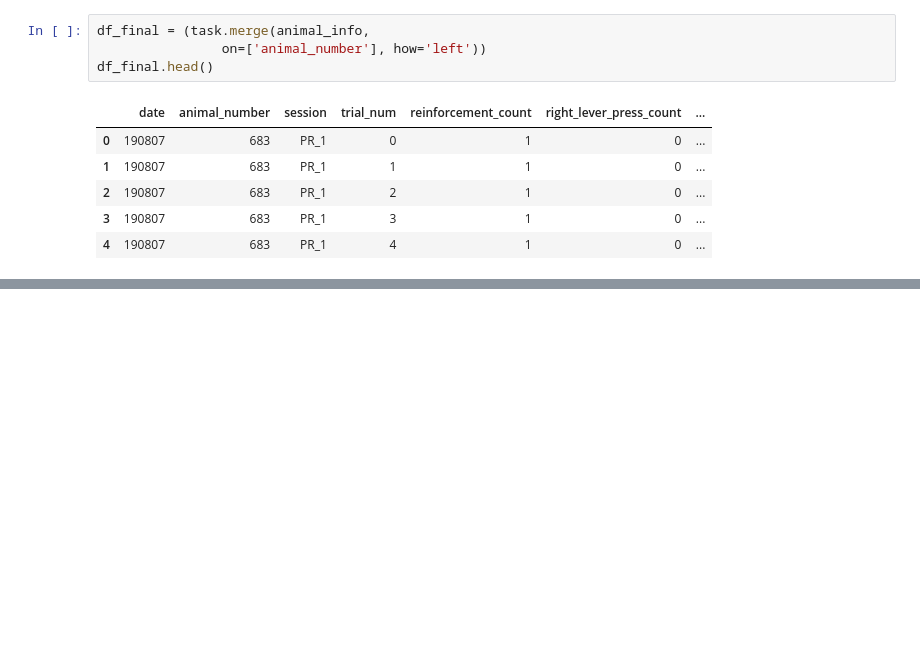
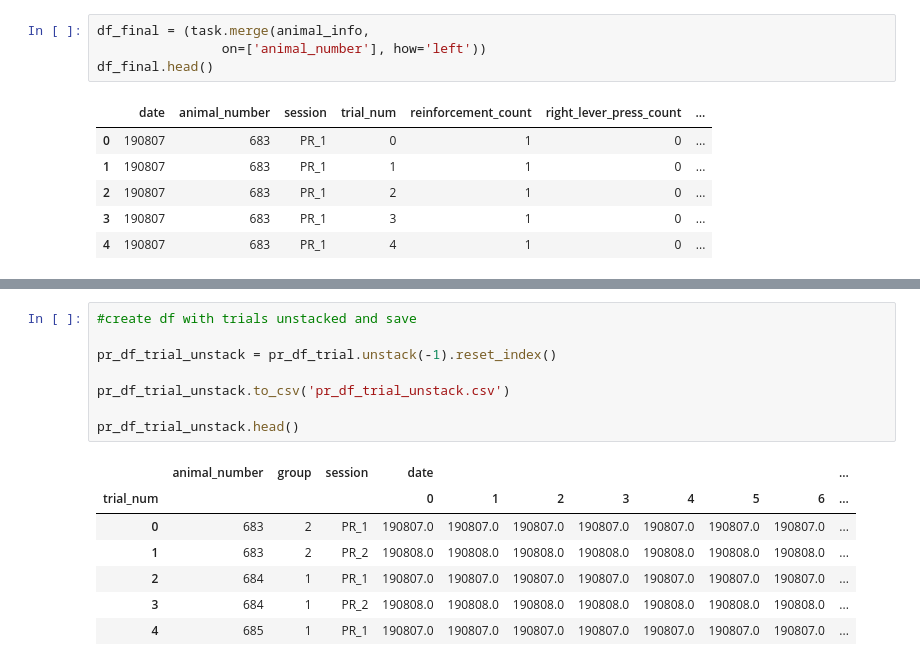
Before and after one commit to grace3999/MedPC, a Jupyter notebook: PR_task_analysis.ipynb, the cells around one changed output, grey strips where cells are left out. Saved outputs shown, nothing was run; the diff lists cells and outputs as text; blank space fills up the shorter version.

```diff
--- a/PR_task_analysis.ipynb
+++ b/PR_task_analysis.ipynb
@@ -178,0 +144,16 @@ choice_df.to_csv('choice_df.csv')
+# %%
+#create df with trials unstacked and save
+
+pr_df_trial_unstack = pr_df_trial.unstack(-1).reset_index()
+
+pr_df_trial_unstack.to_csv('pr_df_trial_unstack.csv')
+
+pr_df_trial_unstack.head()
+# %% [output]
+|  | animal_number | group | session | date |  |  |  |  |  |  | ... |
+| trial_num |  |  |  | 0 | 1 | 2 | 3 | 4 | 5 | 6 | ... |
+| 0 | 683 | 2 | PR_1 | 190807.0 | 190807.0 | 190807.0 | 190807.0 | 190807.0 | 190807.0 | 190807.0 | ... |
+| 1 | 683 | 2 | PR_2 | 190808.0 | 190808.0 | 190808.0 | 190808.0 | 190808.0 | 190808.0 | 190808.0 | ... |
+| 2 | 684 | 1 | PR_1 | 190807.0 | 190807.0 | 190807.0 | 190807.0 | 190807.0 | 190807.0 | 190807.0 | ... |
+| 3 | 684 | 1 | PR_2 | 190808.0 | 190808.0 | 190808.0 | 190808.0 | 190808.0 | 190808.0 | 190808.0 | ... |
+| 4 | 685 | 1 | PR_1 | 190807.0 | 190807.0 | 190807.0 | 190807.0 | 190807.0 | 190807.0 | 190807.0 | ... |
```
Also changed, not shown: parts of 13 cells of this notebook.
